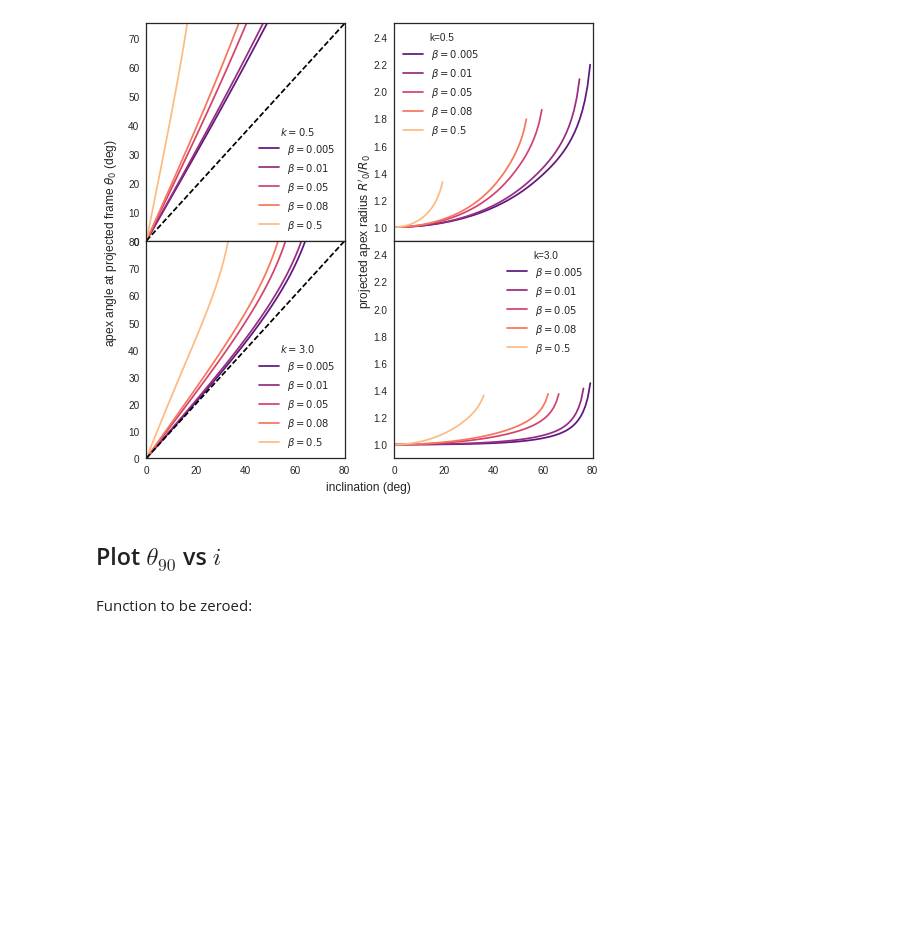
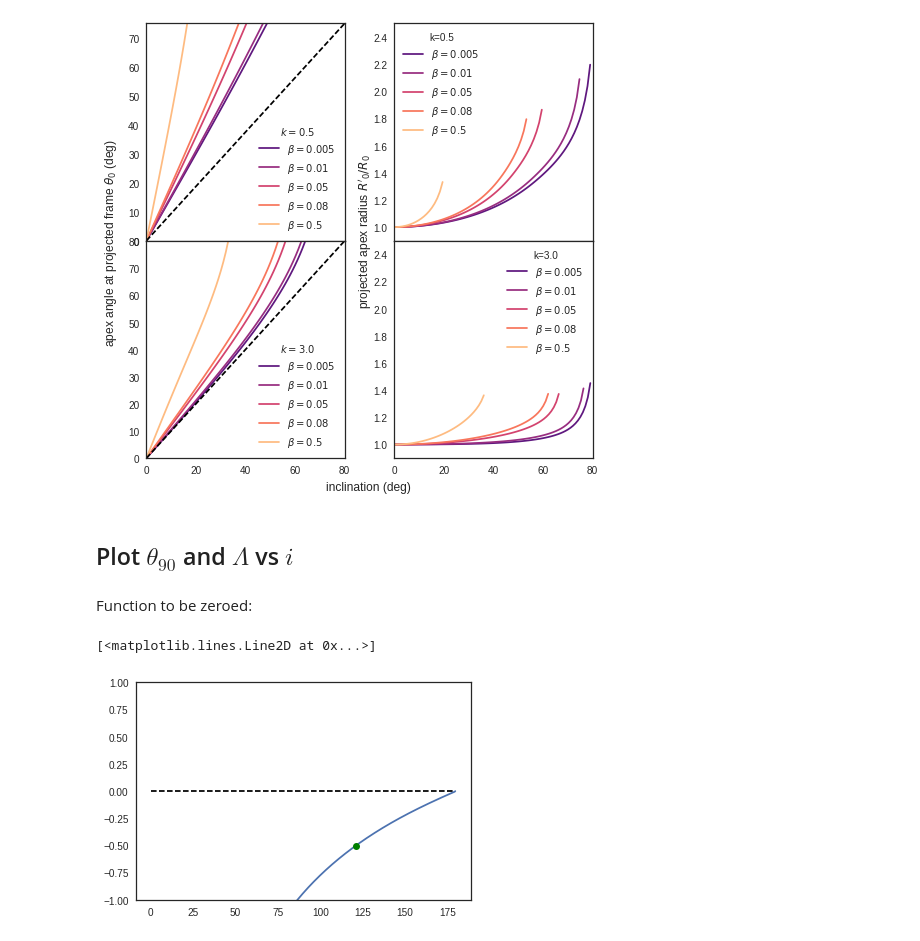
Before and after one commit to Lxndrs/Thesis, a Jupyter notebook: Picture Maker II.ipynb, the cells around one changed output. Saved outputs shown, nothing was run; the diff lists cells and outputs as text; code cells hidden in the pictures; blank space fills up the shorter version.

Commit message:
Still working in projected plane of sky figures for CRW bow shock shapes
- Added theta_90 vs i and Lambda vs i figures
- Working in apparent shape figures

```diff
--- a/Picture Maker II.ipynb
+++ b/Picture Maker II.ipynb
@@ -362,7 +359,7 @@ Use brentq method to find $\theta_0$, using a wide interval $\theta = [0^\circ,
 # %%
 epsilon = np.radians(1.0)
 f_int_t0 = interp1d(theta, f_proj_t0(theta, wl, 15))
-t0 = brentq(f_int_t0, epsilon, thinf-epsilon)
+t0 = brentq(f_int_t0, epsilon, thinfl-epsilon)
 print(np.degrees(t0))
 # %% [output]
 27.0220250723
@@ -393,11 +390,11 @@ for b, c in zip(beta, color):
     else:
         cantoid = Shell(beta=b, innertype="isotropic")
         R = cantoid.radius(theta)
-        R_int = interp1d(theta, R)
         R0 = R[0]
         thinf = fsolve(_finfCRW, np.radians(91.0), args=(b))
         lw = 1
         label = r"$\beta = {}$"
+    R_int = interp1d(theta, R) # interpolation to have a proper function R(\theta)
     # find maximum inclination where the tangent line exists
     imax = thinf - 0.5*np.pi
     # set array size such that the step is the same in all cases
@@ -416,10 +413,9 @@ for b, c in zip(beta, color):
             t0 = brentq(f_int_t0, step, thinf-step)
         t0_arr.append(t0)
     ax1.plot(np.degrees(inc_arr), np.degrees(t0_arr), label=label.format(b), c=c, lw=lw)
-    if b == "wilkinoid":
-        R0p = wilkinoid(np.array(t0_arr))*np.cos(np.array(t0_arr) - inc_arr)
-    else:
-        R0p = R_int(np.array(t0_arr))*np.cos(np.array(t0_arr)-inc_arr)/R0
+    R0p = R_int(np.array(t0_arr))*np.cos(np.array(t0_arr)-inc_arr)
+    if b != "wilkinoid":
+        R0p = R0p/R0
     ax2.plot(np.degrees(inc_arr), R0p, label=label.format(b), c=c, lw=lw)
 ax1.plot(np.linspace(0, 90), np.linspace(0, 90), "k--")
 ax1.legend()
@@ -489,7 +485,7 @@ f.savefig("./Figures/ancantoid-th0-vs-i.pdf")
 # %% [output]
 [figure]
 # %% [markdown]
-## Plot $\theta_{90}$ vs $i$
+## Plot $\theta_{90}$ and $\Lambda$ vs $i$
 # %% [markdown]
 Function to be zeroed:
 # %%
@@ -503,4 +499,21 @@ def f_proj_t90(t, w, i):
     """
     f1 = 1 + (w*np.sin(2*np.radians(i)))**2
     f2 = 2*w*np.cos(np.radians(i))**2
-    return np.tan(t)*(1-np.sqrt(f1)) - f2
+    return 1 - np.sqrt(f1) - f2/np.tan(t)
+# %%
+Rw = wilkinoid(theta)
+ww = np.gradient(np.log(Rw))/np.gradient(theta)
+f_int_t90 = interp1d(theta, f_proj_t90(theta, ww, 50.0))
+t90 = brentq(f_int_t90, epsilon, thinfl-epsilon)
+#int_sin_phi_t = interp1d(theta, sin_phi_t(Rw, theta, np.radians(15.0)))
+# %%
+plt.plot(np.degrees(theta[1:]), sin_phi_t(Rw[1:], theta[1:], np.radians(50.0)))
+#plt.plot(90.0, int_sin_phi_t(np.radians(90.)), "bo")
+sin_phi_t90 = 1./(np.tan(np.radians(50.0))*np.tan(t90))
+plt.plot(np.degrees(t90), sin_phi_t90, "go")
+plt.ylim(-1, 1)
+#plt.xlim(89.0, None)
+plt.plot(np.degrees(theta), np.zeros_like(theta), "k--")
+# %% [output]
+[<matplotlib.lines.Line2D at 0x...>]
+[figure, added]
```
Also changed, not shown: parts of 14 cells of this notebook, 8 other files.
